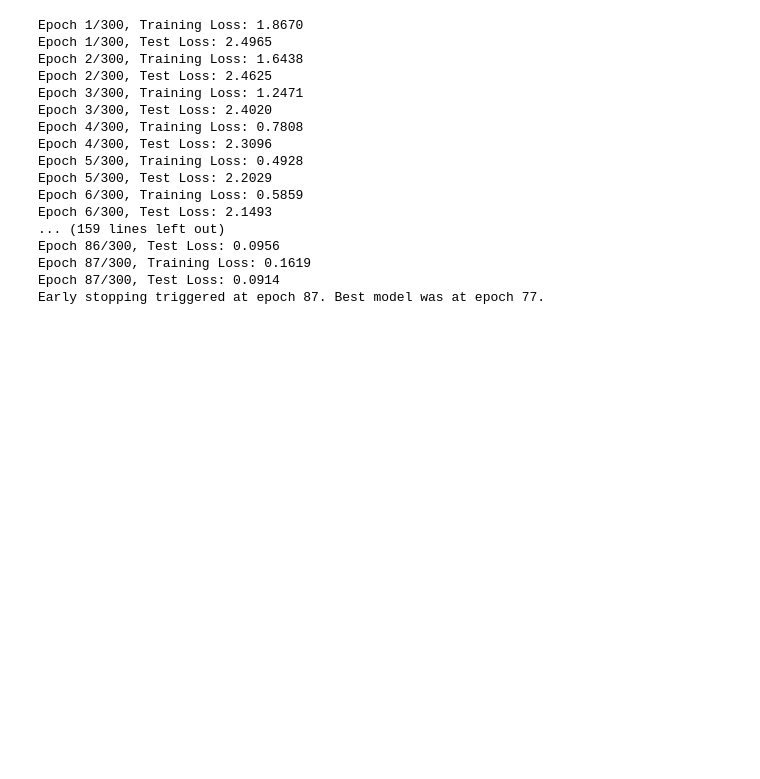
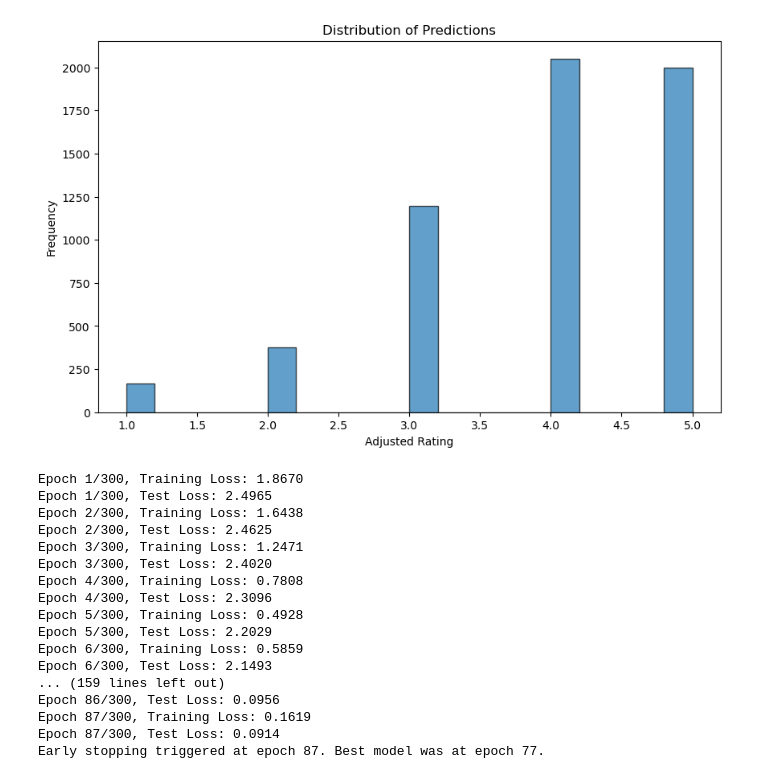
Before and after one commit to mud66/Recommender-System-GoodReads, a Jupyter notebook: RecSysJupyter/Gatv2Conv.ipynb, the cells around one changed output. Drawn from its saved outputs; the diff is of its cells as text; code cells hidden in the pictures; blank space fills up the shorter version.

```diff
--- a/RecSysJupyter/Gatv2Conv.ipynb
+++ b/RecSysJupyter/Gatv2Conv.ipynb
@@ -296,3 +309,16 @@ train_data, test_data = filter_and_split_data_v2(data, user_genres)
+# %%
+import matplotlib.pyplot as plt
+
+
+# Plot the distribution of adjusted ratings
+plt.figure(figsize=(10, 6))
+plt.hist(test_data['rating'], bins=20, edgecolor='black', alpha=0.7)
+plt.title('Distribution of Predictions')
+plt.xlabel('Adjusted Rating')
+plt.ylabel('Frequency')
+plt.show()
+# %% [output]
+[figure, added]
 # %%
 user_id_to_index, book_id_to_index = initialize_id_mappings(data)
 # %%
```
Also changed, not shown: parts of 5 cells of this notebook, 4 other files.
